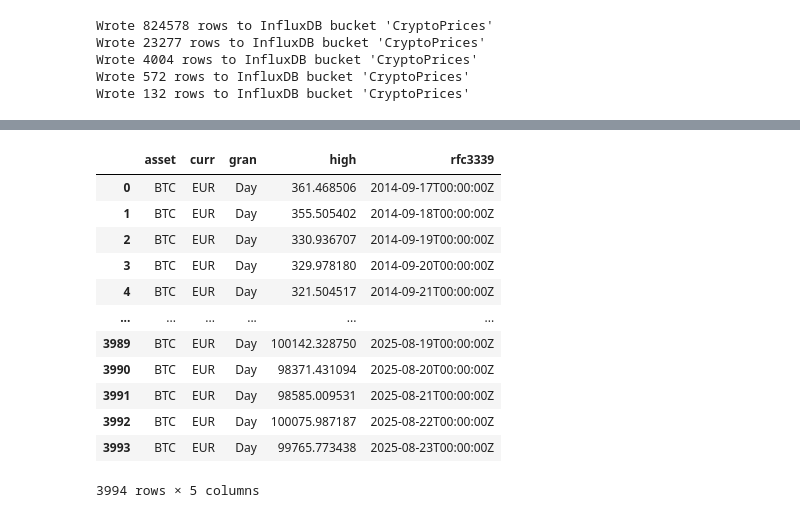
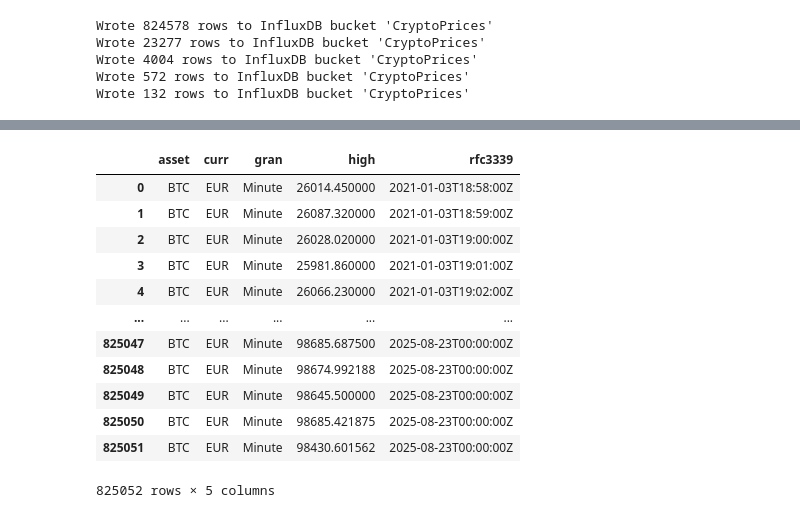
Before and after one commit to weberkry/MOM_Crypto_Bot, a Jupyter notebook: src/data_fetch/HistoricalData_to_InfluxDB.ipynb, the cells around one changed output, grey strips where cells are left out. Drawn from its saved outputs; the diff is of its cells as text; code cells hidden in the pictures.

```diff
--- a/src/data_fetch/HistoricalData_to_InfluxDB.ipynb
+++ b/src/data_fetch/HistoricalData_to_InfluxDB.ipynb
@@ -233,21 +229,21 @@ date
 # %%
 import pandas as pd
 
-pd.read_csv("historical_data/BTC_EUR_Day.csv")
+pd.read_csv("historical_data/BTC_EUR_Minute.csv")
 # %% [output]
 |  | asset | curr | gran | high | rfc3339 |
-| 0 | BTC | EUR | Day | 361.468506 | 2014-09-17T00:00:00Z |
-| 1 | BTC | EUR | Day | 355.505402 | 2014-09-18T00:00:00Z |
-| 2 | BTC | EUR | Day | 330.936707 | 2014-09-19T00:00:00Z |
-| 3 | BTC | EUR | Day | 329.978180 | 2014-09-20T00:00:00Z |
-| 4 | BTC | EUR | Day | 321.504517 | 2014-09-21T00:00:00Z |
+| 0 | BTC | EUR | Minute | 26014.450000 | 2021-01-03T18:58:00Z |
+| 1 | BTC | EUR | Minute | 26087.320000 | 2021-01-03T18:59:00Z |
+| 2 | BTC | EUR | Minute | 26028.020000 | 2021-01-03T19:00:00Z |
+| 3 | BTC | EUR | Minute | 25981.860000 | 2021-01-03T19:01:00Z |
+| 4 | BTC | EUR | Minute | 26066.230000 | 2021-01-03T19:02:00Z |
 | ... | ... | ... | ... | ... | ... |
-| 3989 | BTC | EUR | Day | 100142.328750 | 2025-08-19T00:00:00Z |
-| 3990 | BTC | EUR | Day | 98371.431094 | 2025-08-20T00:00:00Z |
-| 3991 | BTC | EUR | Day | 98585.009531 | 2025-08-21T00:00:00Z |
-| 3992 | BTC | EUR | Day | 100075.987187 | 2025-08-22T00:00:00Z |
-| 3993 | BTC | EUR | Day | 99765.773438 | 2025-08-23T00:00:00Z |
+| 825047 | BTC | EUR | Minute | 98685.687500 | 2025-08-23T00:00:00Z |
+| 825048 | BTC | EUR | Minute | 98674.992188 | 2025-08-23T00:00:00Z |
+| 825049 | BTC | EUR | Minute | 98645.500000 | 2025-08-23T00:00:00Z |
+| 825050 | BTC | EUR | Minute | 98685.421875 | 2025-08-23T00:00:00Z |
+| 825051 | BTC | EUR | Minute | 98430.601562 | 2025-08-23T00:00:00Z |
-3994 rows × 5 columns
+825052 rows × 5 columns
 # %%
 DAY.head()
 # %% [output]
```
Also changed, not shown: parts of 6 cells of this notebook, 37 other files.
